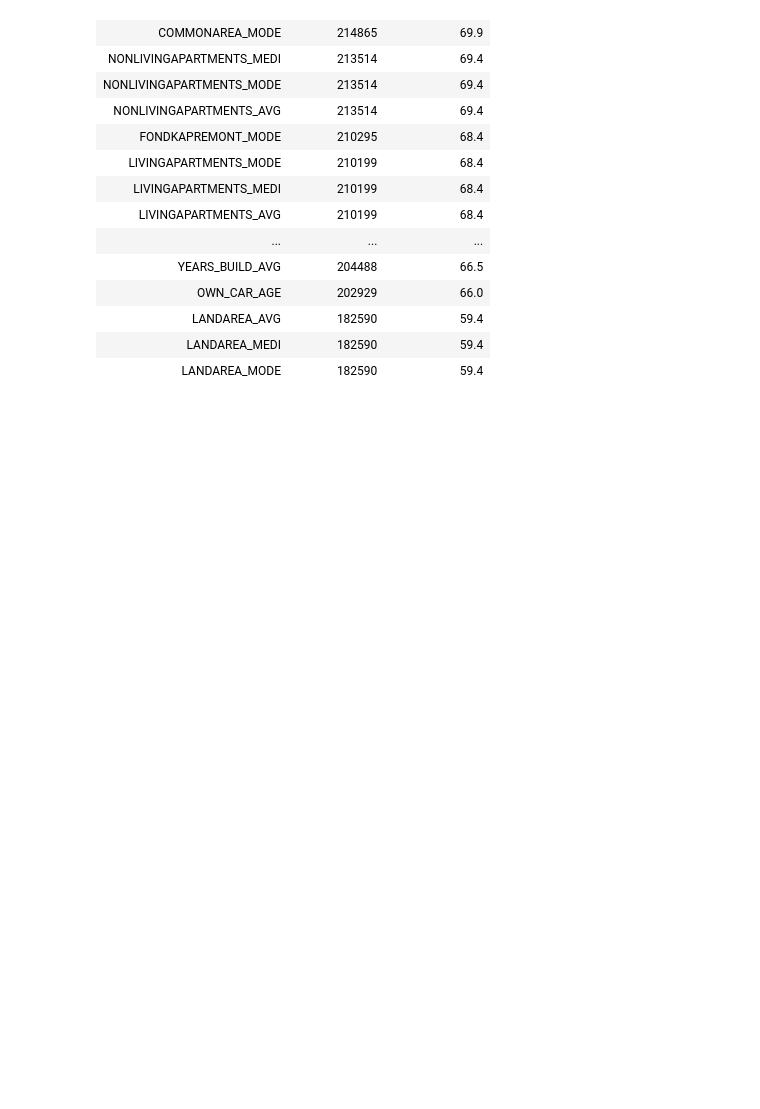
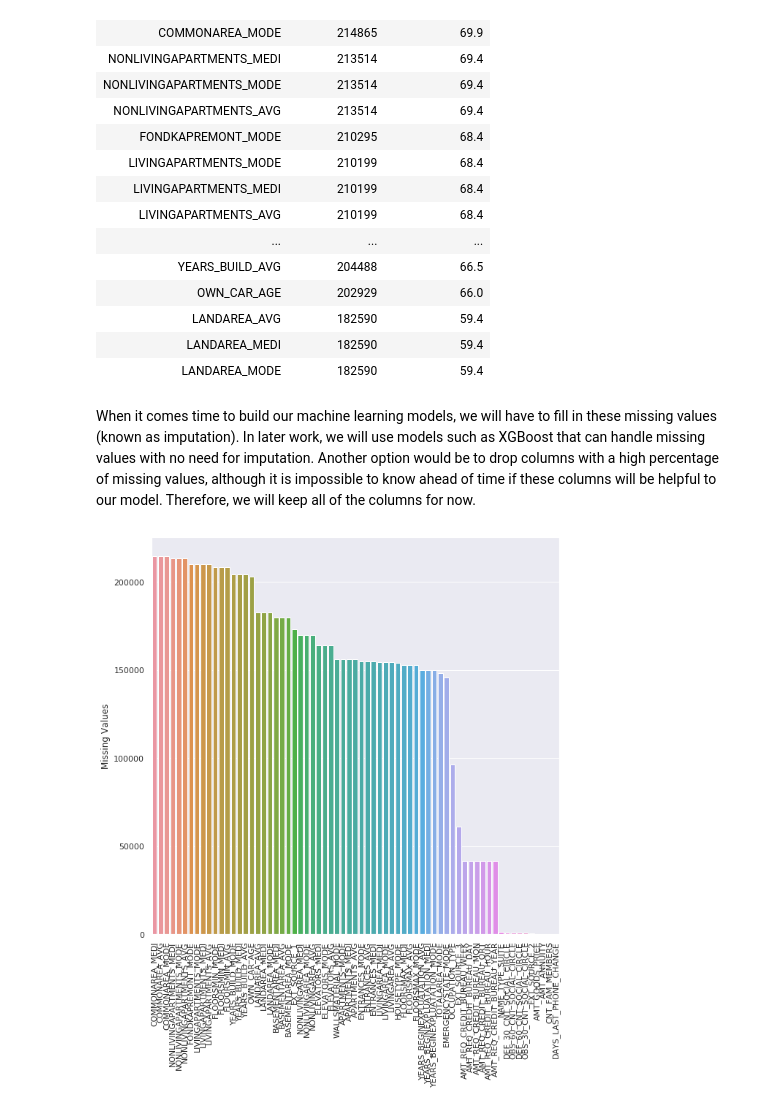
Before and after one commit to muhdlaziem/home-credit-risk, a Jupyter notebook: EDA Complete.ipynb, the cells around one changed output. Saved outputs shown, nothing was run; the diff lists cells and outputs as text; code cells hidden in the pictures; blank space fills up the shorter version.

```diff
--- a/EDA Complete.ipynb
+++ b/EDA Complete.ipynb
@@ -122,3 +123,13 @@ There are 67 columns that have missing values.
 | LANDAREA_AVG | 182590 | 59.4 |
 | LANDAREA_MEDI | 182590 | 59.4 |
 | LANDAREA_MODE | 182590 | 59.4 |
+# %% [markdown]
+When it comes time to build our machine learning models, we will have to fill in these missing values (known as imputation). In later work, we will use models such as XGBoost that can handle missing values with no need for imputation. Another option would be to drop columns with a high percentage of missing values, although it is impossible to know ahead of time if these columns will be helpful to our model. Therefore, we will keep all of the columns for now.
+# %%
+sns.set()
+plt.figure(figsize=(10,10))
+ax = sns.barplot(x=missing_values.index, y=missing_values['Missing Values'])
+plt.xticks(rotation=90)
+plt.show()
+# %% [output]
+[figure, added]
```
Also changed, not shown: parts of 18 cells of this notebook.
